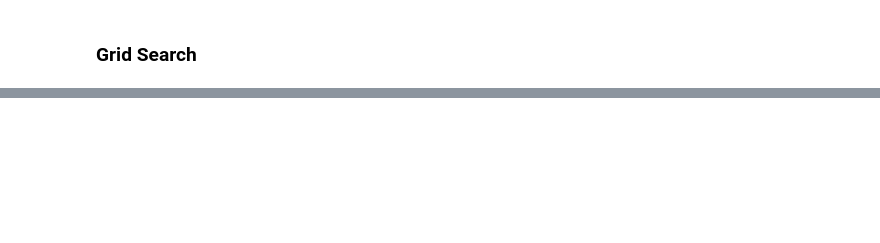
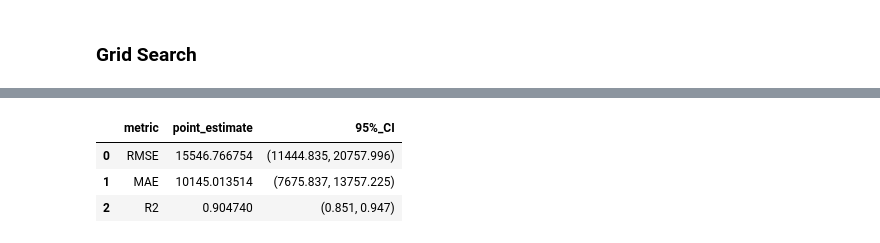
Before and after one commit to FrankAst/pwc_challenge, a Jupyter notebook: notebooks/test_in_nb2.ipynb, the cells around one changed output, grey strips where cells are left out. Saved outputs shown, nothing was run; the diff lists cells and outputs as text; code cells hidden in the pictures; blank space fills up the shorter version.

Commit message:
added RandomForest class

```diff
--- a/notebooks/test_in_nb2.ipynb
+++ b/notebooks/test_in_nb2.ipynb
@@ -429,0 +433,4 @@ dt_gs.evaluate(X_test, y_test)
+# %%
+rf = RandomForest(normalize=True, ordinal_mappings=ordinal_mappings)
+# %%
+rf.fit(X_train, y_train)
@@ -429,0 +465,7 @@ dt_gs.evaluate(X_test, y_test)
+# %%
+rf.evaluate(X_test, y_test)
+# %% [output]
+|  | metric | point_estimate | 95%_CI |
+| 0 | RMSE | 15546.766754 | (11444.835, 20757.996) |
+| 1 | MAE | 10145.013514 | (7675.837, 13757.225) |
+| 2 | R2 | 0.904740 | (0.851, 0.947) |
```
Also changed, not shown: parts of 18 cells of this notebook, 5 other files.
